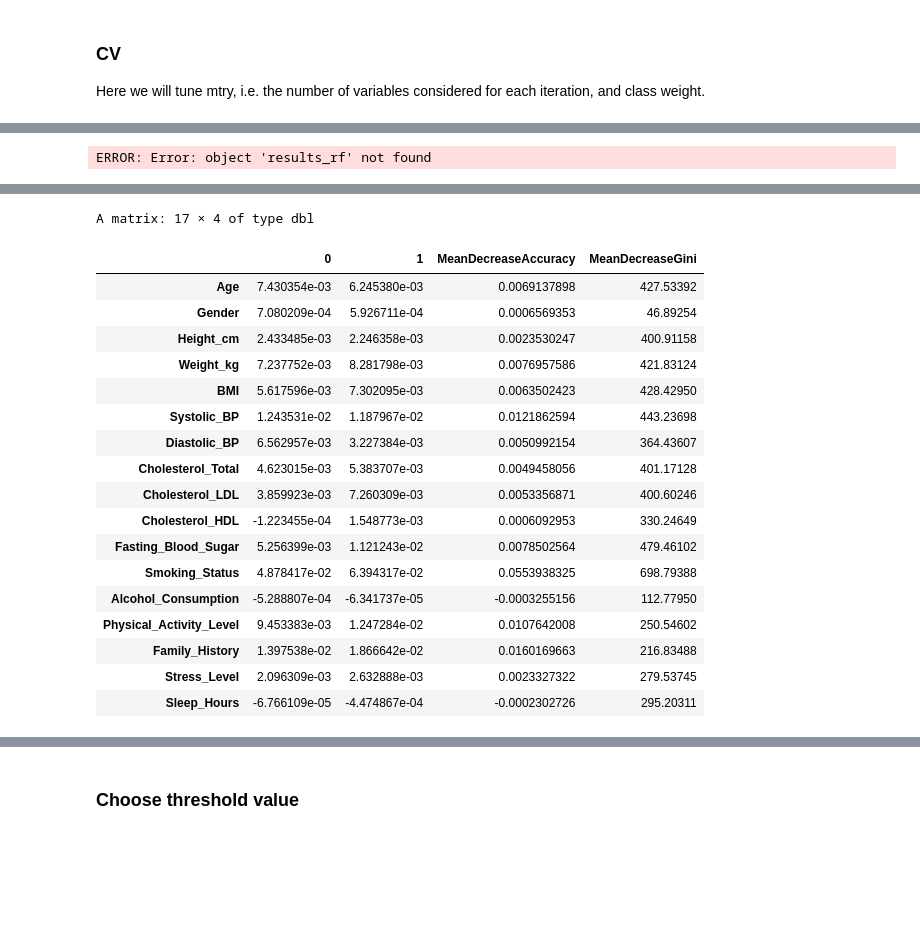
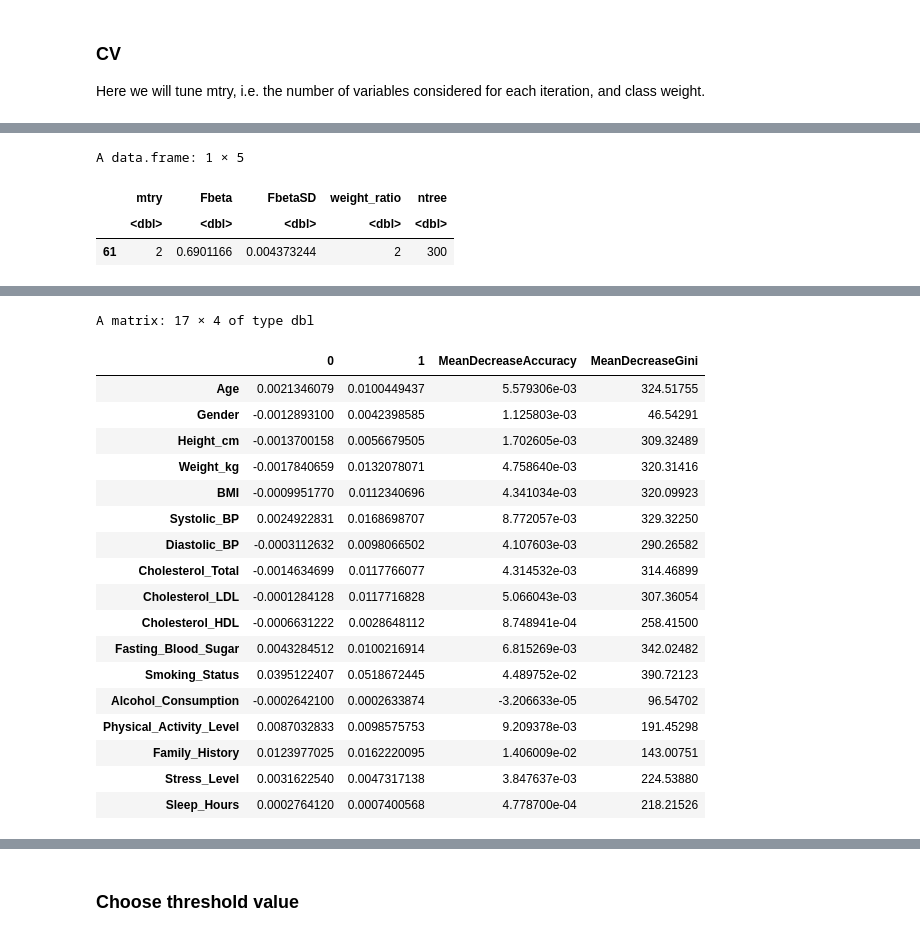
Before and after one commit to HOANG-Anh2004/projet_ML_4A_GMM_INSA, a Jupyter notebook: Modelisation_R.ipynb, the cells around one changed output, grey strips where cells are left out. Saved outputs shown, nothing was run; the diff lists cells and outputs as text; code cells hidden in the pictures; blank space fills up the shorter version.

```diff
--- a/Modelisation_R.ipynb
+++ b/Modelisation_R.ipynb
@@ -721,7 +725,7 @@ The following object is masked from 'package:caret':
 # %%
 X <- model.matrix(Heart_Disease_Risk ~ . , data = train_scaledH)[, -1]
 y <- train_scaledH$Heart_Disease_Risk
-res.plsda = plsda(X,y, ncomp=10)
+res.plsda = plsda(X,y, ncomp=10, )
 # %% [output]
 Warning message in selectCompNum.pls(model, selcrit = ncomp.selcrit):
 "No validation results were found."
@@ -1109,9 +1107,15 @@ registerDoParallel(cl)
 # %%
+# Detect cores
+n_cores <- parallel::detectCores() - 2
+n_cores
+cl <- makeCluster(n_cores)
+registerDoParallel(cl)
+
 # Define a grid based on the estimates
 levels(train_scaledH$Heart_Disease_Risk) <- c("NoRisk", "Risk")
 tune_grid <- expand.grid(
-  sigma = c(0.005, 0.01, 1/26, 0.05),     # Uses the 3 values suggested by sigest
-  C = c(0.05, 0.1, 1, 5, 10)       # Standard range for Cost
+  sigma = c(0.01, 1/26, 0.05),     # Uses the 3 values suggested by sigest
+  C = c(0.1, 1, 5, 10)       # Standard range for Cost
 )
 
 weight_ratios <- c(1, 2, 2.5)
@@ -1144,10 +1148,15 @@ for (i in 1:length(weight_ratios)) {
   kernel_results <- rbind(kernel_results, res)
   setTxtProgressBar(pb, i)
 }
+if (exists("cl") && inherits(cl, "cluster")) {
+      tryCatch(
+        stopCluster(cl),
+        error = function(e) message("Cluster already stopped or invalid.")
+      )
+    }
 close(pb)
 
 # Stop parallel backend
-stopCluster(cl)
 registerDoSEQ()
 levels(train_scaledH$Heart_Disease_Risk) <- c(0, 1)
 # %% [output]
@@ -1521,4 +1520,7 @@ registerDoParallel(cl)
 # %%
+n_cores <- parallel::detectCores() - 1
+cl <- makePSOCKcluster(n_cores)
+registerDoParallel(cl)
 levels(train_scaledH$Heart_Disease_Risk) <- c("NoRisk", "Risk")
 weight_ratios <- c(1, 1.5, 2)
 ntree_values <- c(100, 200, 300, 400)
@@ -1562,21 +1564,17 @@ for (w in weight_ratios) {
       )
     res <- rf_tmp$results
     res$weight_ratio <- w
+    res$ntree <- nt
     results_rf <- rbind(results_rf, res)
     models_rf[[paste0("w_", w)]] <- rf_tmp
     cat('\ndone')
 
-    if (exists("cl") && inherits(cl, "cluster")) {
-      tryCatch(
-        stopCluster(cl),
-        error = function(e) message("Cluster already stopped or invalid.")
-      )
-    }
     counter <- counter + 1
     setTxtProgressBar(pb, counter)
   }
 }
 close(pb)
+stopCluster(cl)
 registerDoSEQ()
 results_rf
 # %% [output]
@@ -1608,12 +1618,15 @@ Cluster already stopped or invalid.
 best_par <- results_rf[which.max(results_rf$Fbeta), ]
 best_par
 # %% [output]
-ERROR: Error: object 'results_rf' not found
+A data.frame: 1 × 5
+|  | mtry | Fbeta | FbetaSD | weight_ratio | ntree |
+|  | <dbl> | <dbl> | <dbl> | <dbl> | <dbl> |
+| 61 | 2 | 0.6901166 | 0.004373244 | 2 | 300 |
 # %%
 levels(train_scaledH$Heart_Disease_Risk) <- c("0", "1")
 res.forest = randomForest(Heart_Disease_Risk ~ ., data = train_scaledH, xtest = test_scaledH[,-18],
-                          ytest = test_scaledH$Heart_Disease_Risk,ntree=400,do.trace=50,importance=TRUE,
-                         classwt = c(1, best_par$weight_ratio),keep.forest = TRUE, mtry=4)
+                          ytest = test_scaledH$Heart_Disease_Risk,ntree=best_par$ntree,do.trace=50,importance=TRUE,
+                         classwt = c(1, best_par$weight_ratio),keep.forest = TRUE, mtry=best_par$mtry)
 res.forest$importance
 # %% [output]
 ntree      OOB      1      2|    Test      1      2
@@ -1628,22 +1639,22 @@ ntree      OOB      1      2|    Test      1      2
 A matrix: 17 × 4 of type dbl
 |  | 0 | 1 | MeanDecreaseAccuracy | MeanDecreaseGini |
-| Age | 7.430354e-03 | 6.245380e-03 | 0.0069137898 | 427.53392 |
-| Gender | 7.080209e-04 | 5.926711e-04 | 0.0006569353 | 46.89254 |
-| Height_cm | 2.433485e-03 | 2.246358e-03 | 0.0023530247 | 400.91158 |
-| Weight_kg | 7.237752e-03 | 8.281798e-03 | 0.0076957586 | 421.83124 |
-| BMI | 5.617596e-03 | 7.302095e-03 | 0.0063502423 | 428.42950 |
-| Systolic_BP | 1.243531e-02 | 1.187967e-02 | 0.0121862594 | 443.23698 |
-| Diastolic_BP | 6.562957e-03 | 3.227384e-03 | 0.0050992154 | 364.43607 |
-| Cholesterol_Total | 4.623015e-03 | 5.383707e-03 | 0.0049458056 | 401.17128 |
-| Cholesterol_LDL | 3.859923e-03 | 7.260309e-03 | 0.0053356871 | 400.60246 |
-| Cholesterol_HDL | -1.223455e-04 | 1.548773e-03 | 0.0006092953 | 330.24649 |
-| Fasting_Blood_Sugar | 5.256399e-03 | 1.121243e-02 | 0.0078502564 | 479.46102 |
-| Smoking_Status | 4.878417e-02 | 6.394317e-02 | 0.0553938325 | 698.79388 |
-| Alcohol_Consumption | -5.288807e-04 | -6.341737e-05 | -0.0003255156 | 112.77950 |
-| Physical_Activity_Level | 9.453383e-03 | 1.247284e-02 | 0.0107642008 | 250.54602 |
-| Family_History | 1.397538e-02 | 1.866642e-02 | 0.0160169663 | 216.83488 |
-| Stress_Level | 2.096309e-03 | 2.632888e-03 | 0.0023327322 | 279.53745 |
-| Sleep_Hours | -6.766109e-05 | -4.474867e-04 | -0.0002302726 | 295.20311 |
+| Age | 0.0021346079 | 0.0100449437 | 5.579306e-03 | 324.51755 |
+| Gender | -0.0012893100 | 0.0042398585 | 1.125803e-03 | 46.54291 |
+| Height_cm | -0.0013700158 | 0.0056679505 | 1.702605e-03 | 309.32489 |
+| Weight_kg | -0.0017840659 | 0.0132078071 | 4.758640e-03 | 320.31416 |
+| BMI | -0.0009951770 | 0.0112340696 | 4.341034e-03 | 320.09923 |
+| Systolic_BP | 0.0024922831 | 0.0168698707 | 8.772057e-03 | 329.32250 |
+| Diastolic_BP | -0.0003112632 | 0.0098066502 | 4.107603e-03 | 290.26582 |
+| Cholesterol_Total | -0.0014634699 | 0.0117766077 | 4.314532e-03 | 314.46899 |
+| Cholesterol_LDL | -0.0001284128 | 0.0117716828 | 5.066043e-03 | 307.36054 |
+| Cholesterol_HDL | -0.0006631222 | 0.0028648112 | 8.748941e-04 | 258.41500 |
+| Fasting_Blood_Sugar | 0.0043284512 | 0.0100216914 | 6.815269e-03 | 342.02482 |
+| Smoking_Status | 0.0395122407 | 0.0518672445 | 4.489752e-02 | 390.72123 |
+| Alcohol_Consumption | -0.0002642100 | 0.0002633874 | -3.206633e-05 | 96.54702 |
+| Physical_Activity_Level | 0.0087032833 | 0.0098575753 | 9.209378e-03 | 191.45298 |
+| Family_History | 0.0123977025 | 0.0162220095 | 1.406009e-02 | 143.00751 |
+| Stress_Level | 0.0031622540 | 0.0047317138 | 3.847637e-03 | 224.53880 |
+| Sleep_Hours | 0.0002764120 | 0.0007400568 | 4.778700e-04 | 218.21526 |
 # %%
 pred.forest <- res.forest$test$predicted
 table(pred.forest, test_scaledH[, "Heart_Disease_Risk"])
```
Also changed, not shown: parts of 44 cells of this notebook, 1 other file.
